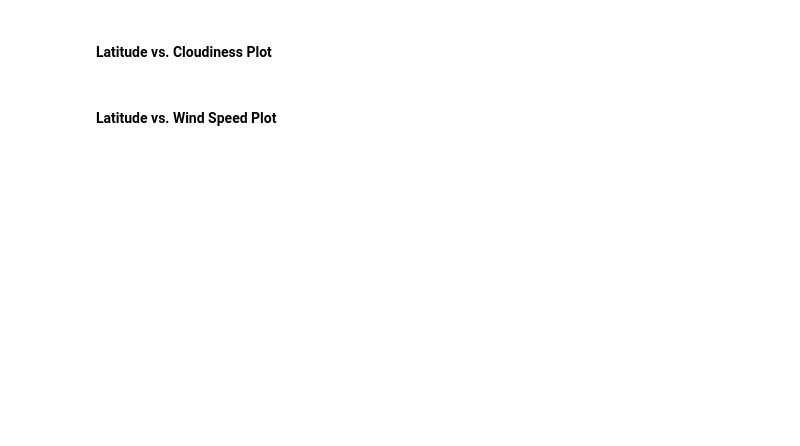
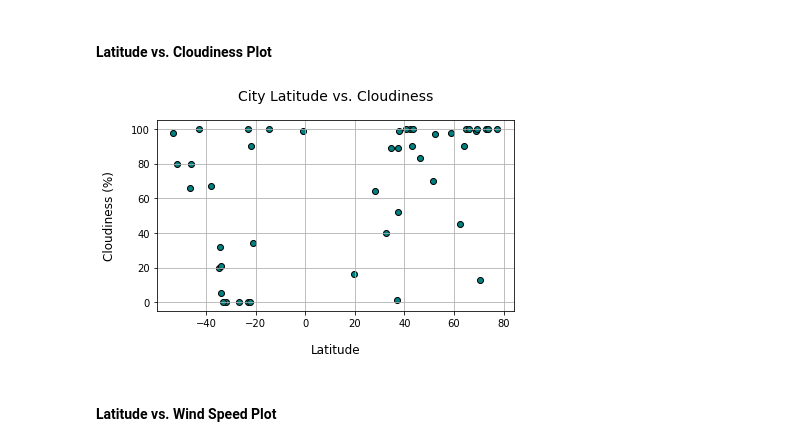
Before and after one commit to anulkar/python-api-challenge, a Jupyter notebook: WeatherPy/WeatherPy.ipynb, the cells around one changed output. Saved outputs shown, nothing was run; the diff lists cells and outputs as text; code cells hidden in the pictures; blank space fills up the shorter version.

```diff
--- a/WeatherPy/WeatherPy.ipynb
+++ b/WeatherPy/WeatherPy.ipynb
@@ -147,4 +186,16 @@ Completed Weather Data Retrieval for 10 Cities
 # %% [markdown]
 #### Latitude vs. Cloudiness Plot
+# %%
+# Draw a scatter plot to showcase the relationship between Cloudiness (%) vs. Latitude
+cloud_lat_fig, cloud_lat_ax = plt.subplots()
+cloud_lat_ax.scatter(latitudes, cloudiness, facecolors='teal', edgecolors='black')
+cloud_lat_ax.set_title('City Latitude vs. Cloudiness', fontsize=14, pad=20)
+cloud_lat_ax.set_xlabel('Latitude', fontsize=12, labelpad=15)
+cloud_lat_ax.set_ylabel('Cloudiness (%)', fontsize=12, labelpad=15)
+cloud_lat_ax.grid(True)
+cloud_lat_fig.tight_layout()
+plt.show()
+# %% [output]
+[figure, added]
 # %% [markdown]
 #### Latitude vs. Wind Speed Plot
```
Also changed, not shown: parts of 6 cells of this notebook.
